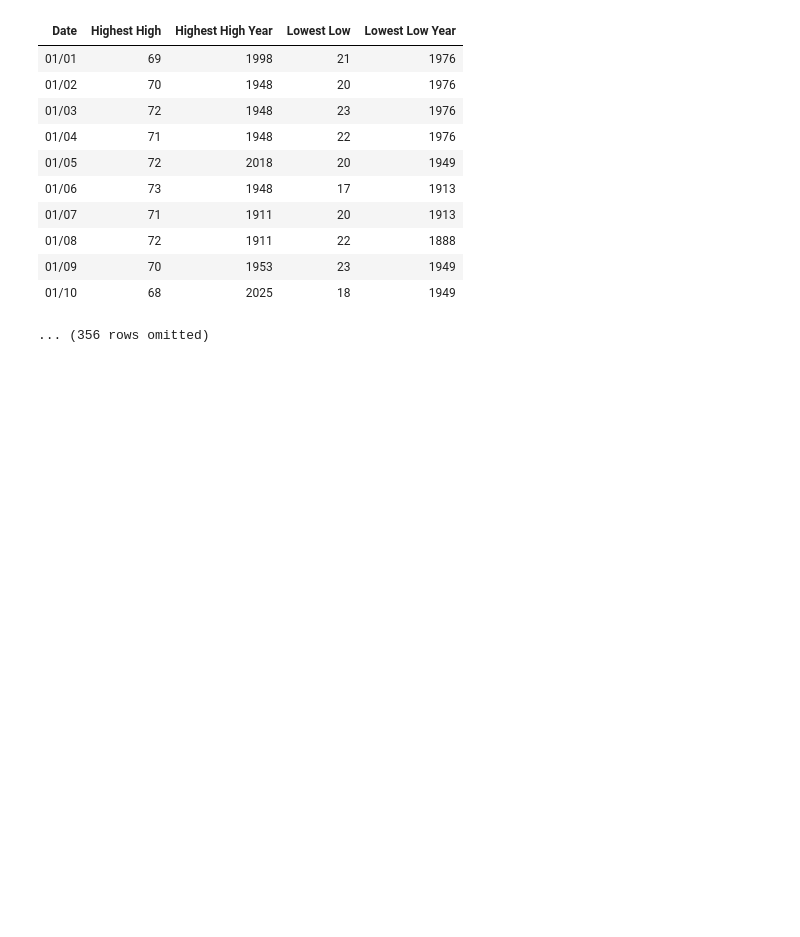
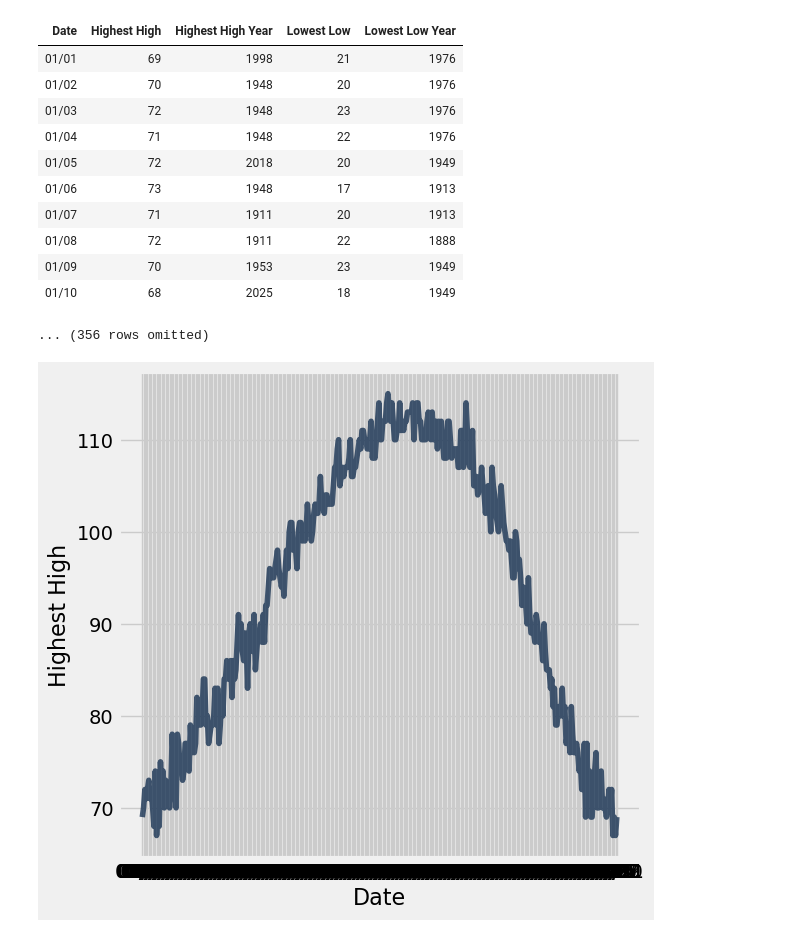
Before and after one commit to lawtonsclass/s26-code-from-class, a Jupyter notebook: data8/ch07.ipynb, the cells around one changed output. Saved outputs shown, nothing was run; the diff lists cells and outputs as text; code cells hidden in the pictures; blank space fills up the shorter version.

```diff
--- a/data8/ch07.ipynb
+++ b/data8/ch07.ipynb
@@ -102,3 +102,7 @@ temps
 | 01/09 | 70 | 1953 | 23 | 1949 |
 | 01/10 | 68 | 2025 | 18 | 1949 |
 ... (356 rows omitted)
+# %%
+temps.plot('Date', 'Highest High')
+# %% [output]
+[figure, added]
```
Also changed, not shown: parts of 14 cells of this notebook.
